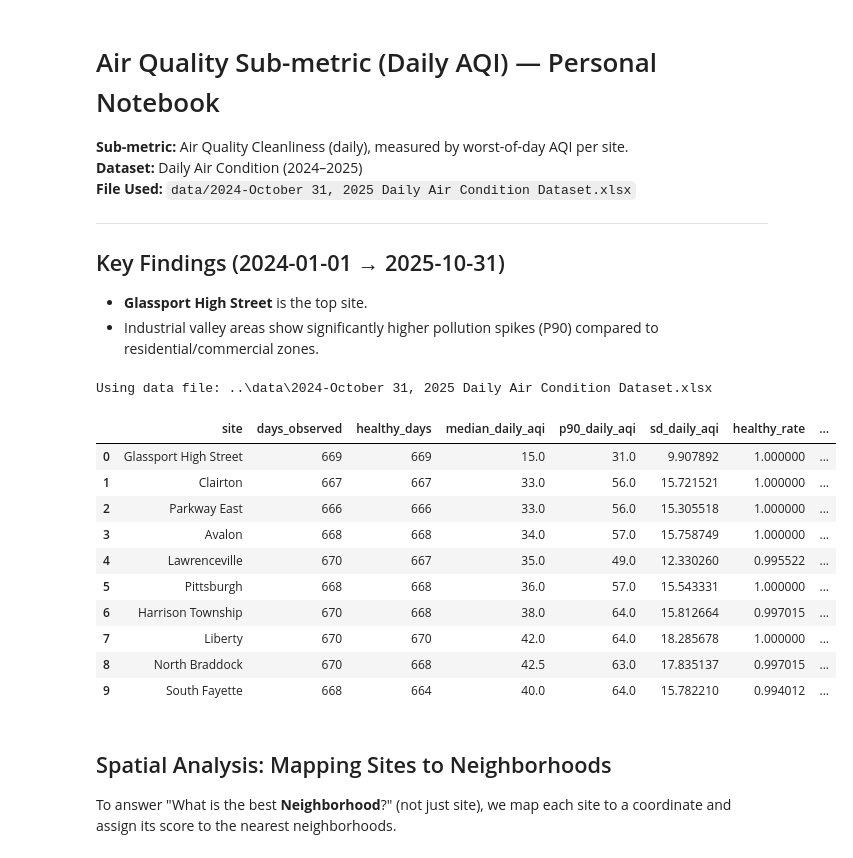
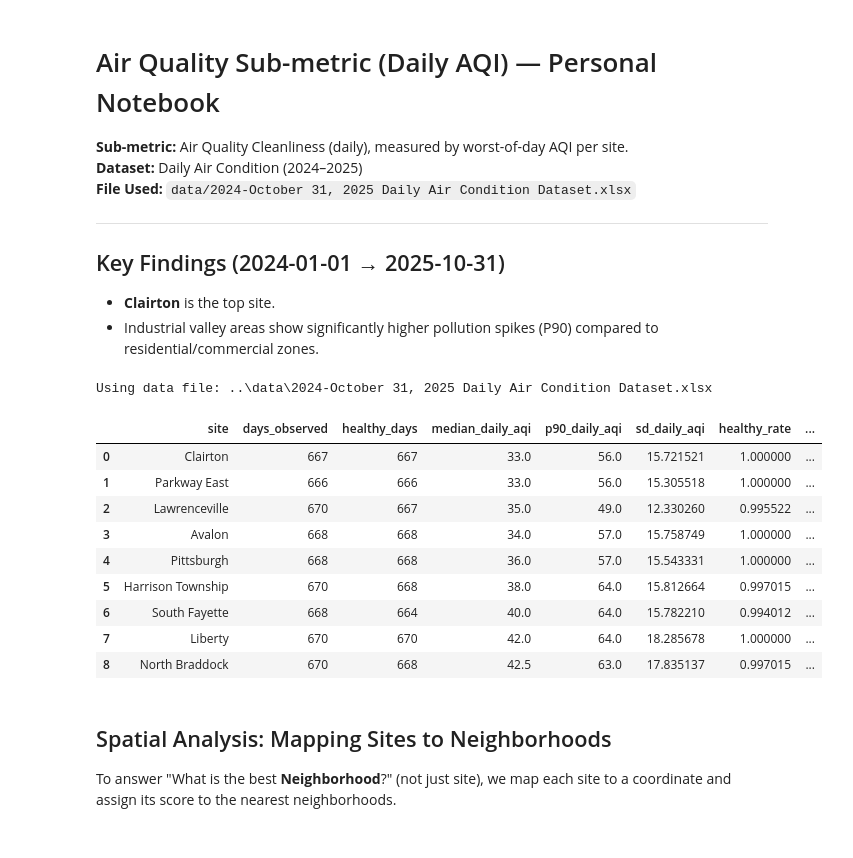
Before and after one commit to Xiaoyue-Yu/CMPINF0011-Final-Project-Group-2, a Jupyter notebook: personal_notebooks/Murphy_analysis.ipynb, the cells around one changed output. Saved outputs shown, nothing was run; the diff lists cells and outputs as text; code cells hidden in the pictures.

```diff
--- a/personal_notebooks/Murphy_analysis.ipynb
+++ b/personal_notebooks/Murphy_analysis.ipynb
@@ -9,7 +9,7 @@
 
 ## Key Findings (2024-01-01 → 2025-10-31)
 
-- **Glassport High Street** is the top site.
+- **Clairton** is the top site.
 - Industrial valley areas show significantly higher pollution spikes (P90) compared to residential/commercial zones.
 # %%
 # Parameters & Imports
@@ -114,9 +110,12 @@ df = df.dropna(subset=["timestamp"])
 df = df[(df["timestamp"] >= START) & (df["timestamp"] < END)].copy()
 df["date_day"] = df["timestamp"].dt.normalize()
 
-# Merge duplicate site names (e.g., 'Lawrenceville 2' -> 'Lawrenceville')
 # This ensures data for the same location is aggregated together
 df["site"] = df["site"].str.replace(" 2", "", regex=False)
+
+# Explicitly EXCLUDE 'Glassport High Street'
+before_rows = len(df)
+df = df[df["site"].str.strip().str.lower() != "glassport high street".lower()].copy()
 
 # Daily worst-of-day AQI per site
 daily = (
@@ -124,43 +123,42 @@ daily = (
     .max()
     .reset_index()
     .rename(columns={"index_value": "aqi"})
 )
 
 daily["healthy_flag"] = daily["aqi"] <= 100.0
 
 # Aggregate to Site Level
 agg = daily.groupby("site").agg(
     days_observed=("healthy_flag", "count"),
     healthy_days=("healthy_flag", "sum"),
     median_daily_aqi=("aqi", "median"),
     p90_daily_aqi=("aqi", lambda s: np.nanquantile(s.dropna(), 0.9)),
     sd_daily_aqi=("aqi", "std"),
 ).reset_index()
 
 agg["healthy_rate"] = agg["healthy_days"] / agg["days_observed"]
 
 # Compute BNAS Score
 ranked = compute_bnas(
     agg,
     median_col="median_daily_aqi",
     p90_col="p90_daily_aqi",
     healthy_rate_col="healthy_rate",
     weights={"median": 0.6, "p90": 0.3, "healthy": 0.1}, # Adjusted weights
 )
 
 ranked.head(10)
 # %% [output]
 |  | site | days_observed | healthy_days | median_daily_aqi | p90_daily_aqi | sd_daily_aqi | healthy_rate | ... |
-| 0 | Glassport High Street | 669 | 669 | 15.0 | 31.0 | 9.907892 | 1.000000 | ... |
-| 1 | Clairton | 667 | 667 | 33.0 | 56.0 | 15.721521 | 1.000000 | ... |
-| 2 | Parkway East | 666 | 666 | 33.0 | 56.0 | 15.305518 | 1.000000 | ... |
+| 0 | Clairton | 667 | 667 | 33.0 | 56.0 | 15.721521 | 1.000000 | ... |
+| 1 | Parkway East | 666 | 666 | 33.0 | 56.0 | 15.305518 | 1.000000 | ... |
+| 2 | Lawrenceville | 670 | 667 | 35.0 | 49.0 | 12.330260 | 0.995522 | ... |
 | 3 | Avalon | 668 | 668 | 34.0 | 57.0 | 15.758749 | 1.000000 | ... |
-| 4 | Lawrenceville | 670 | 667 | 35.0 | 49.0 | 12.330260 | 0.995522 | ... |
-| 5 | Pittsburgh | 668 | 668 | 36.0 | 57.0 | 15.543331 | 1.000000 | ... |
-| 6 | Harrison Township | 670 | 668 | 38.0 | 64.0 | 15.812664 | 0.997015 | ... |
+| 4 | Pittsburgh | 668 | 668 | 36.0 | 57.0 | 15.543331 | 1.000000 | ... |
+| 5 | Harrison Township | 670 | 668 | 38.0 | 64.0 | 15.812664 | 0.997015 | ... |
+| 6 | South Fayette | 668 | 664 | 40.0 | 64.0 | 15.782210 | 0.994012 | ... |
 | 7 | Liberty | 670 | 670 | 42.0 | 64.0 | 18.285678 | 1.000000 | ... |
 | 8 | North Braddock | 670 | 668 | 42.5 | 63.0 | 17.835137 | 0.997015 | ... |
-| 9 | South Fayette | 668 | 664 | 40.0 | 64.0 | 15.782210 | 0.994012 | ... |
 # %% [markdown]
 ## Spatial Analysis: Mapping Sites to Neighborhoods
 
```
Also changed, not shown: parts of 3 cells of this notebook, 8 other files.
